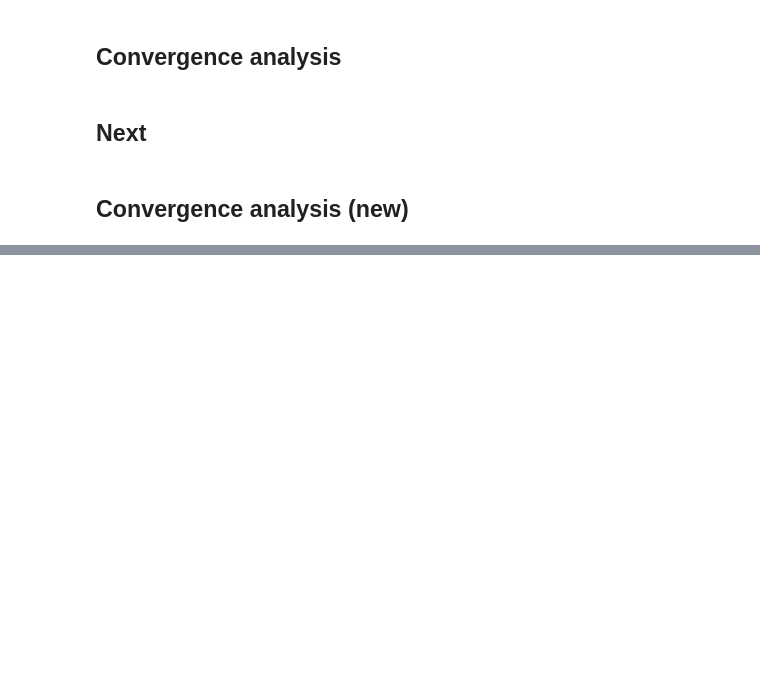
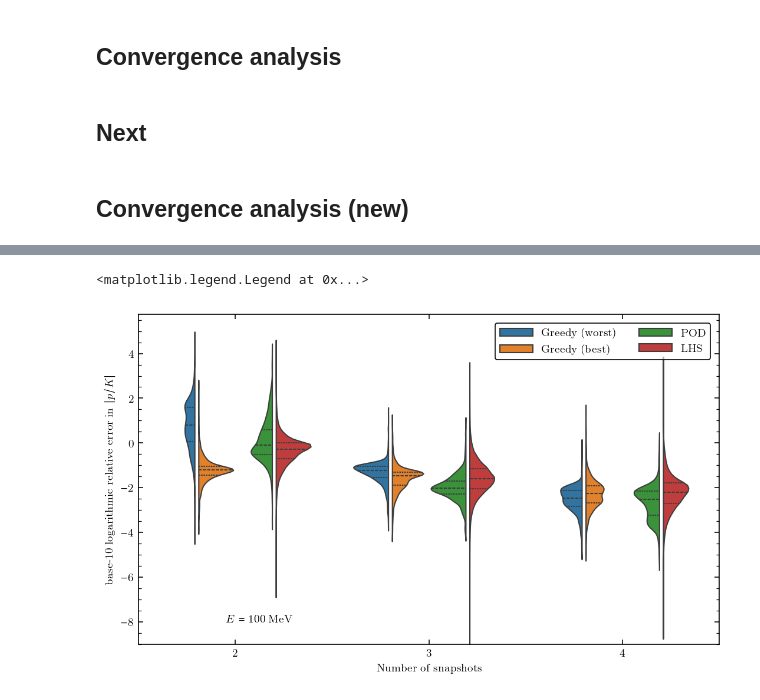
Before and after one commit to buqeye/cs_greedy_emulator, a Jupyter notebook: minnesota.ipynb, the cells around one changed output, grey strips where cells are left out. Cells and saved outputs as stored; diff of their text form; code cells hidden in the pictures; blank space fills up the shorter version.

Commit message:
first implementation of convergenceAnalysis class

```diff
--- a/minnesota.ipynb
+++ b/minnesota.ipynb
@@ -584,9 +584,9 @@ l = 0
 potentialArgs = {"label": "minnesota", "kwargs": {"potId": 213}}
 channel = Channel(S=0, L=l, LL=l, J=l, channel=0)
 potential = Potential(channel, **potentialArgs)
-trainingLecList, testingLecList = Potential.getSampleLecs(potentialArgs["label"])
+# trainingLecList, testingLecList = Potential.getSampleLecs(potentialArgs["label"])
 
-E_MeV = 50 # MeV
+E_MeV = 100 # MeV
 inhomogenenous = True
 scattExp = ScatteringExp(E_MeV=E_MeV, potential=potential)
 
@@ -1175,0 +766,5 @@ plt.plot(grid.points, outp_sim[:,0])
+# %%
+res = convergenceAnalysis(param_samples, E_MeV=E_MeV)
+df = res.track_greedy_emulators()
+df = res.track_POD_emulator(df_out=df)
+df = res.track_LHS_emulator(df_out=df)
@@ -1175,0 +787,19 @@ plt.plot(grid.points, outp_sim[:,0])
+# %%
+fig, ax = plt.subplots(1, 1, figsize=(18*cm,10.6*cm), constrained_layout=True)
+sns.violinplot(data=df, x="num_snapshots", y="error", hue="approach",
+               gap=.1, split=True, inner="quart", ax=ax, fill=True)
+
+import matplotlib.ticker as ticker
+ax.xaxis.set_minor_locator(plt.NullLocator())
+ax.xaxis.set_major_locator(ticker.MultipleLocator(1))
+ax.set_xlabel("Number of snapshots")
+# ax.set_xlim(1.5,8.5)
+ax.set_ylim(bottom=-9)
+# ax.set_yscale('log')
+ax.set_ylabel(r"base-10 logarithmic relative error in $|p/K|$")
+ax.text(0.2, 0.15, f"$E = {E_MeV}" + "\; \mathrm{MeV}$ ", transform=fig.transFigure)
+ax.legend(ncol=2, fontsize=9, handlelength=3)
+# plt.ylim(bottom=1e-9)
+# %% [output]
+<matplotlib.legend.Legend at 0x...>
+[figure, added]
```
Also changed, not shown: parts of 61 cells of this notebook, 2 other files.
